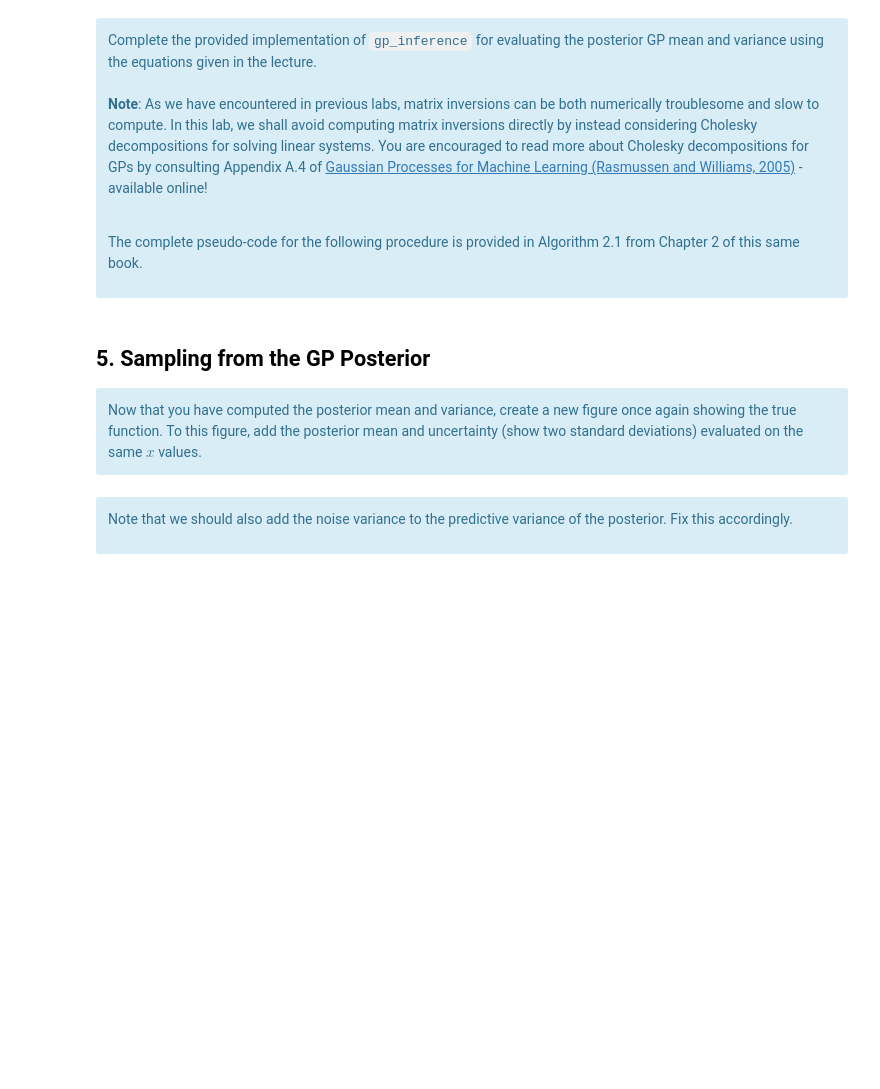
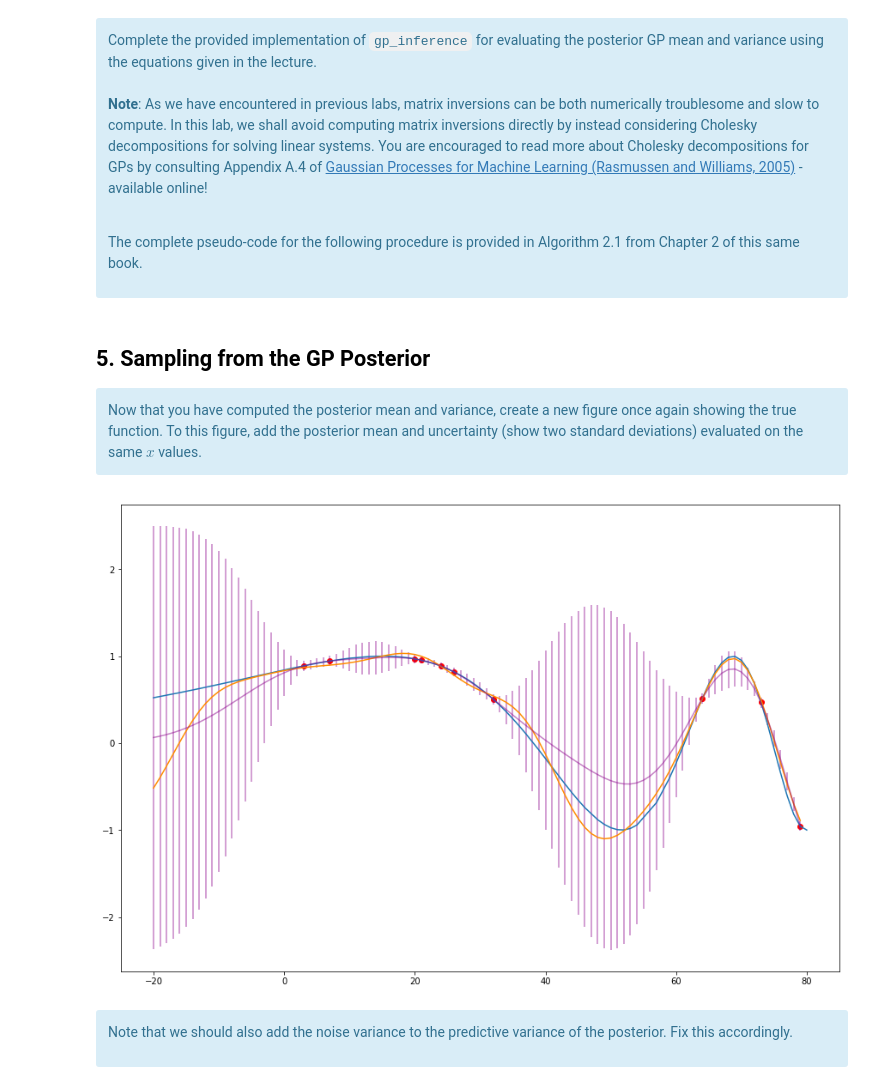
Before and after one commit to claudioscalzo/asi, a Jupyter notebook: gaussian_processes.ipynb, the cells around one changed output. Saved outputs shown, nothing was run; the diff lists cells and outputs as text; code cells hidden in the pictures; blank space fills up the shorter version.

```diff
--- a/gaussian_processes.ipynb
+++ b/gaussian_processes.ipynb
@@ -141,15 +141,15 @@ respectively. For now we shall assume that all other $x$ values are unobserved.<
 You are encouraged to use the given initial configuration.
 </div>
 # %%
-lengthscale = 3
-variance = 2
+lengthscale = 10
+variance = 1.8
 noise = 1e-3
 
 params = [lengthscale, variance, noise]
 # %%
 numObs = 10
 obs_x = np.random.choice(x, numObs, replace=False)
-obs_t = ... # TO COMPLETE
+obs_t = f(obs_x)
 # %% [markdown]
 <div class="alert alert-info">
 
@@ -160,6 +160,8 @@ Complete the provided implementation of `gp_inference` for evaluating the poster
 The complete pseudo-code for the following procedure is provided in Algorithm 2.1 from Chapter 2 of this same book.
 </div>
 # %%
+from scipy.linalg import solve_triangular
+
 def gp_inference(obs_x, obs_t, x_new, params):
 
     # unpack params
@@ -170,8 +172,8 @@ def gp_inference(obs_x, obs_t, x_new, params):
     N = np.shape(obs_x)[0]
 
     # compute kernel
-    K = ...
-    K_y = ...
+    K = compute_kernel(obs_x, obs_x, lengthscale, variance)
+    K_y = K + noise * np.identity(len(K))
 
     '''
 
@@ -194,16 +196,16 @@ def gp_inference(obs_x, obs_t, x_new, params):
 
 
     # compute the Cholesky decomposition of K_y
-    K_chol = ...
+    K_chol = np.linalg.cholesky(K_y)
 
     # compute alpha
-    alpha = ...
+    alpha = solve_triangular(K_chol.T, solve_triangular(K_chol, obs_t, lower=True))
 
     # compute the covariance between the training and test data
-    K_obs_pred = ...
+    K_obs_pred = compute_kernel(obs_x, x_new, lengthscale, variance)
 
     # compute the covariance for the test data
-    K_pred = ...
+    K_pred = compute_kernel(x_new, x_new, lengthscale, variance)
 
     # compute the posterior mean
     posterior_m = np.dot(K_obs_pred.T, alpha)
@@ -219,8 +221,8 @@ def gp_inference(obs_x, obs_t, x_new, params):
 
     '''
 
-    v = ...
-    posterior_v = ...
+    v = solve_triangular(K_chol, K_obs_pred, lower=True)
+    posterior_v = K_pred - v.T.dot(v)
 
 
     return posterior_m, posterior_v
@@ -231,9 +233,10 @@ def gp_inference(obs_x, obs_t, x_new, params):
 Now that you have computed the posterior mean and variance, create a new figure once again showing the true function. To this figure, add the posterior mean and uncertainty (show two standard deviations) evaluated on the same $x$ values.
 </div>
 # %%
-posterior_m, posterior_v = gp_inference(...) # TO COMPLETE
-R2 = np.random.multivariate_normal(...) # TO COMPLETE
+x_new = np.arange(-20, 80, 1)
 
+posterior_m, posterior_v = gp_inference(obs_x, obs_t, x_new, params)
+R2 = np.random.multivariate_normal(posterior_m, posterior_v)
 
 '''
 
@@ -242,4 +245,4 @@ Recall that the standard deviation is the square root of the variance.
 
 '''
 
-posterior_std = ... # TO COMPLETE
+posterior_std = np.sqrt(np.diagonal(posterior_v))
@@ -254,3 +249,19 @@ TO COMPLETE
+# %%
+from scipy.stats import t
+
+'''
+
+Plot the results using error bars in order to display the posterior uncertainty.
+
+'''
+plt.figure(figsize=(15,10))
+plt.plot(x,f(x))
+plt.plot(x_new, R2, color="darkorange")
+plt.scatter(obs_x, obs_t, color="r")
+plt.errorbar(x_new, posterior_m, yerr=t.ppf(0.95, numObs-1)*posterior_std, color="darkmagenta", alpha=0.5)
+plt.show()
+# %% [output]
+[figure, added]
 # %% [markdown]
 <div class="alert alert-info">
 
```
Also changed, not shown: parts of 12 cells of this notebook.
